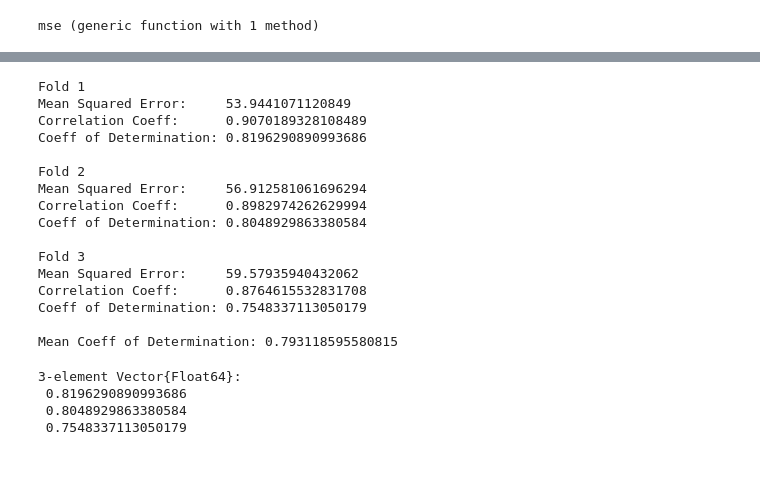
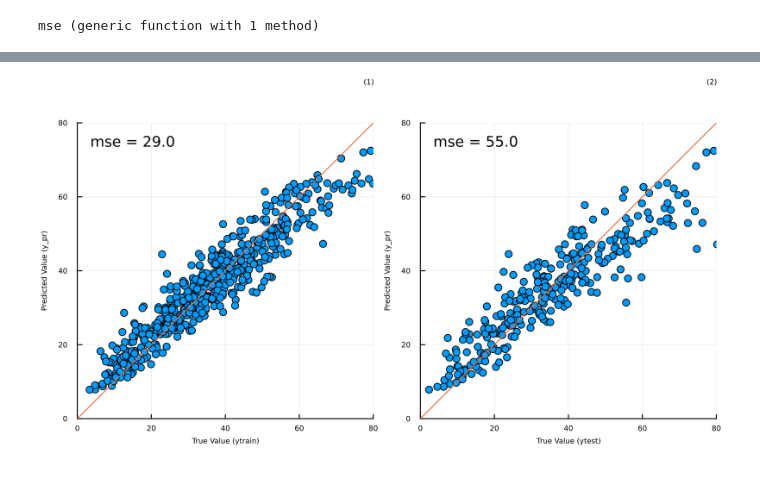
Before and after one commit to uiceds/cee-492-term-project-fall-2022-team-online, a Jupyter notebook: reference/1-Random Forest/tree.ipynb, the cells around one changed output, grey strips where cells are left out. Drawn from its saved outputs; the diff is of its cells as text; code cells hidden in the pictures.

Commit message:
test figures

```diff
--- a/reference/1-Random Forest/tree.ipynb
+++ b/reference/1-Random Forest/tree.ipynb
@@ -40,8 +48,8 @@ df = CSV.read(joinpath(dirname(pwd()), "Concrete_Data.csv"), DataFrame)
 | 1030 | 260.9 | 100.5 | 78.3 | 200.6 | 8.6 | ... |
 # %%
 dfm = Matrix(df)
-# dfms = dfm[shuffle(1:end), :]
-dfms = dfm
+dfms = dfm[shuffle(1:end), :]
+# dfms = dfm
 
 x = dfms[:, 1:8]
 y = dfms[:, 9]
@@ -237,23 +156,9 @@ display(compare_plt)
-# %%
-r2 = nfoldCV_tree(labels, features, 3)
-# %% [output]
-Fold 1
-Mean Squared Error:     53.9441071120849
-Correlation Coeff:      0.9070189328108489
-Coeff of Determination: 0.8196290890993686
-
-Fold 2
-Mean Squared Error:     56.912581061696294
-Correlation Coeff:      0.8982974262629994
-Coeff of Determination: 0.8048929863380584
-
-Fold 3
-Mean Squared Error:     59.57935940432062
-Correlation Coeff:      0.8764615532831708
-Coeff of Determination: 0.7548337113050179
-
-Mean Coeff of Determination: 0.793118595580815
-3-element Vector{Float64}:
- 0.8196290890993686
- 0.8048929863380584
- 0.7548337113050179
+# %%
+# apply learned model
+y_pr_train = apply_forest(model_forest, xtrain)
+y_pr_test = apply_forest(model_forest, xtest)
+
+display(plottraintest(ytrain, y_pr_train, ytest, y_pr_test))
+savefig(joinpath(dirname(@__FILE__), "Forest.png"))
+# %% [output]
+[figure, added]
```
Also changed, not shown: parts of 12 cells of this notebook, 4 other files.
